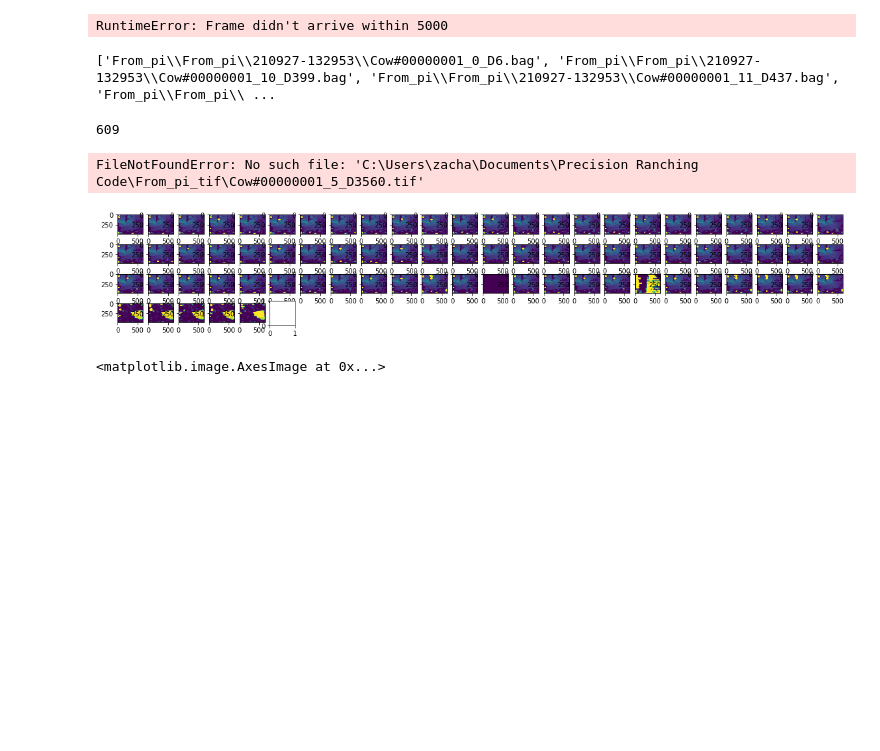
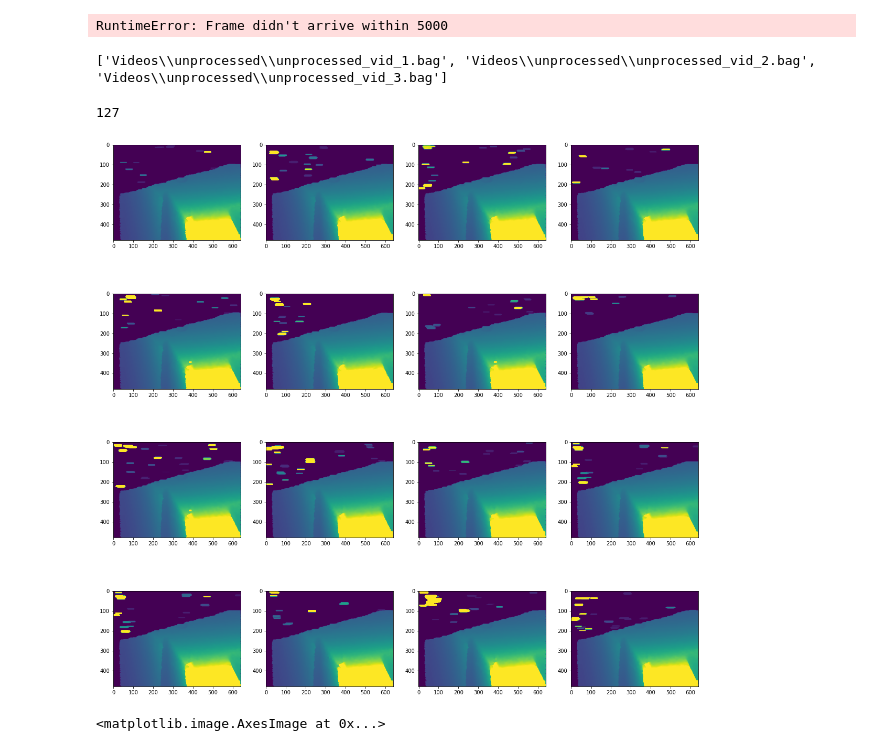
Before and after one commit to zwinkler/Automated-BCS, a Jupyter notebook: Bag Conversion Code.ipynb, the cells around one changed output. Cells and saved outputs as stored; diff of their text form; code cells hidden in the pictures; blank space fills up the shorter version.

```diff
--- a/Bag Conversion Code.ipynb
+++ b/Bag Conversion Code.ipynb
@@ -74,8 +74,8 @@ def extract_tiff_from_bag(filename, destination):
 
 
 
-    decimation = rs.decimation_filter()
-    decimation.set_option(rs.option.filter_magnitude, 1)
+    #decimation = rs.decimation_filter()
+    #decimation.set_option(rs.option.filter_magnitude, 1)
 
     spatial = rs.spatial_filter()
     spatial.set_option(rs.option.filter_magnitude, 5)
@@ -90,8 +90,8 @@ def extract_tiff_from_bag(filename, destination):
             frames = pipeline.wait_for_frames(1000)
             depth_frame = frames.get_depth_frame()
 
-            decimated_depth = decimation.process(depth_frame)
-            filtered_depth = spatial.process(decimated_depth)
+            #decimated_depth = decimation.process(depth_frame)
+            filtered_depth = spatial.process(depth_frame)
             depth_image = np.asanyarray(filtered_depth.get_data())
             imageio.imwrite(destination+f'{i}.tif', depth_image, 'TIFF')
             time.sleep(0.01)
@@ -115,23 +115,28 @@ import cv2
 import glob
 import os
 
-filename = 'From_pi'
-filenames = glob.glob(filename+'/*/*/*.bag')
+filename = 'Videos'
+filenames = glob.glob(filename+'\\unprocessed\\*.bag')
 print(filenames)
+
 # print(filenames)
 destinations = []
 
-dest_dir = filename+'_tif'
+dest_dir = dest_dir = filename+'\\unprocessed_tif'
 try:
     os.mkdir(dest_dir)
 except FileExistsError:
     pass
 
 for i in range(0, len(filenames)):
-    os.chdir(dest_dir)
+    #os.chdir(dest_dir)
     #os.mkdir(os.path.basename(filenames[i])[0:-4])
-    destinations.append('\\Users\\zacha\\Documents\\Precision Ranching Code\\'+dest_dir+'\\'+os.path.basename(filenames[i])[0:-4])
-    os.chdir('..')
+    try:
+        os.mkdir(dest_dir+'\\'+os.path.basename(filenames[i])[0:-4])
+    except FileExistsError:
+        pass
+    destinations.append('\\Users\\zacha\\Documents\\Precision Ranching Code\\'+dest_dir+'\\'+os.path.basename(filenames[i])[0:-4]+'\\')
+    #os.chdir('..')
 
 # print(destinations)
 
@@ -143,25 +148,24 @@ for i in range(0, len(filenames)):
 
     extract_tiff_from_bag(filenames[i], destinations[i])
 # %% [output]
-['From_pi\\From_pi\\210927-132953\\Cow#00000001_0_D6.bag', 'From_pi\\From_pi\\210927-132953\\Cow#00000001_10_D399.bag', 'From_pi\\From_pi\\210927-132953\\Cow#00000001_11_D437.bag', 'From_pi\\From_pi\\ ...
+['Videos\\unprocessed\\unprocessed_vid_1.bag', 'Videos\\unprocessed\\unprocessed_vid_2.bag', 'Videos\\unprocessed\\unprocessed_vid_3.bag']
 # %%
-images = glob.glob(dest_dir+'/*.tif')
+images = glob.glob('Videos\\unprocessed_tif\\unprocessed_vid_3\\*.tif')
 num_images = len(images)
 print(num_images)
 
 plt.figure(figsize=(20,20))
 
-num_plot = num_images
+num_plot = 16
 
 j = 1
-for i in range(1, num_images):#, int(num_images/num_plot)):
+for i in range(0, num_plot):#, int(num_images/num_plot)):
     plt.subplot(int(np.sqrt(num_plot)), int(np.sqrt(num_plot)), j)
-    plt.imshow(imageio.imread(destinations[i]+'0.tif'), vmax = 2000)
+    plt.imshow(imageio.imread(f'Videos\\unprocessed_tif\\unprocessed_vid_3\\{i}.tif'), vmax = 2000)
     j+=1
 # %% [output]
-609
+127
-FileNotFoundError: No such file: 'C:\Users\zacha\Documents\Precision Ranching Code\From_pi_tif\Cow#00000001_5_D3560.tif'
-[figure, old version]
+[figure, new version]
 # %%
 plt.imshow(imageio.imread('camera_test_1\\211001-153022\\No_RFID_1_D.tif'), vmax = 2000)
 # %% [output]
```
Also changed, not shown: 2 other files.
